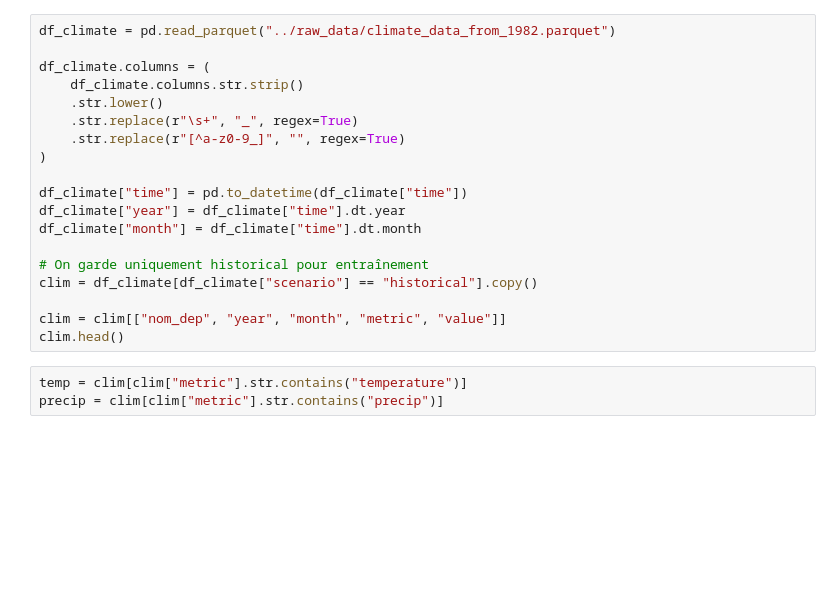
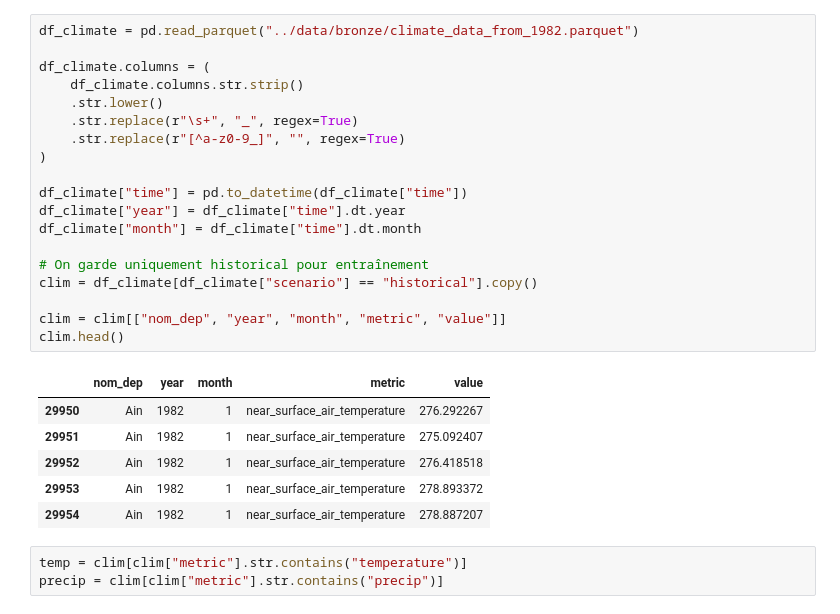
Before and after one commit to NicolasGuilletHec/BCG_challenge, a Jupyter notebook: notebooks/data_transfo.ipynb, the cells around one changed output. Drawn from its saved outputs; the diff is of its cells as text; blank space fills up the shorter version.

```diff
--- a/notebooks/data_transfo.ipynb
+++ b/notebooks/data_transfo.ipynb
@@ -24,22 +31,29 @@ yield_df.head()
 # %%
-df_climate = pd.read_parquet("../raw_data/climate_data_from_1982.parquet")
+df_climate = pd.read_parquet("../data/bronze/climate_data_from_1982.parquet")
 
 df_climate.columns = (
     df_climate.columns.str.strip()
     .str.lower()
     .str.replace(r"\s+", "_", regex=True)
     .str.replace(r"[^a-z0-9_]", "", regex=True)
 )
 
 df_climate["time"] = pd.to_datetime(df_climate["time"])
 df_climate["year"] = df_climate["time"].dt.year
 df_climate["month"] = df_climate["time"].dt.month
 
 # On garde uniquement historical pour entraînement
 clim = df_climate[df_climate["scenario"] == "historical"].copy()
 
 clim = clim[["nom_dep", "year", "month", "metric", "value"]]
 clim.head()
+# %% [output]
+|  | nom_dep | year | month | metric | value |
+| 29950 | Ain | 1982 | 1 | near_surface_air_temperature | 276.292267 |
+| 29951 | Ain | 1982 | 1 | near_surface_air_temperature | 275.092407 |
+| 29952 | Ain | 1982 | 1 | near_surface_air_temperature | 276.418518 |
+| 29953 | Ain | 1982 | 1 | near_surface_air_temperature | 278.893372 |
+| 29954 | Ain | 1982 | 1 | near_surface_air_temperature | 278.887207 |
 # %%
 temp = clim[clim["metric"].str.contains("temperature")]
 precip = clim[clim["metric"].str.contains("precip")]
```
Also changed, not shown: parts of 5 cells of this notebook, 2 other files.
